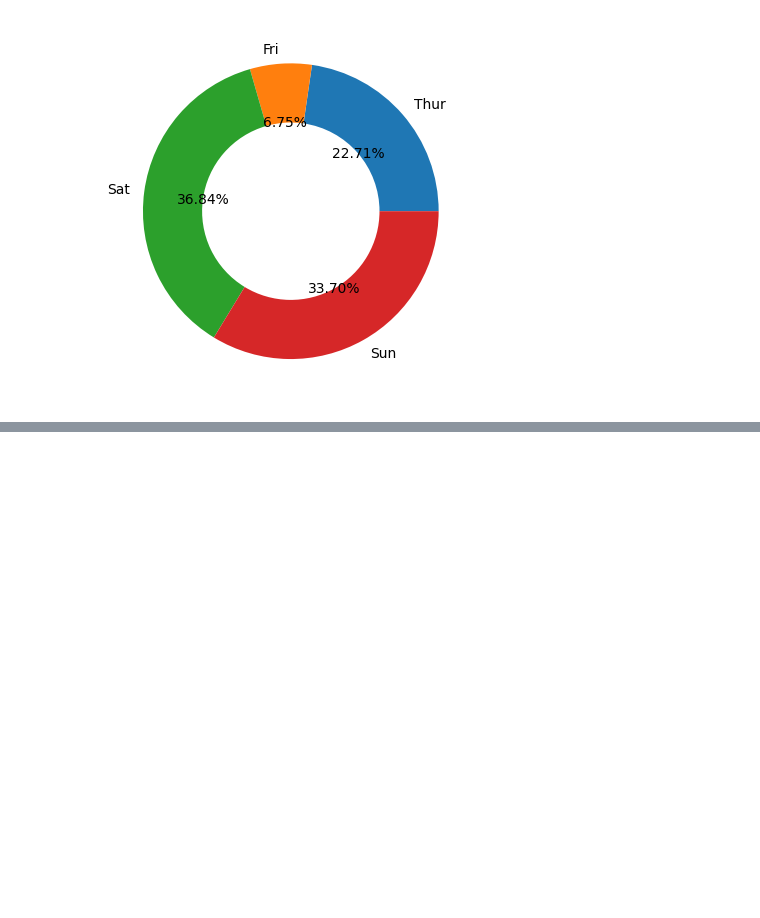
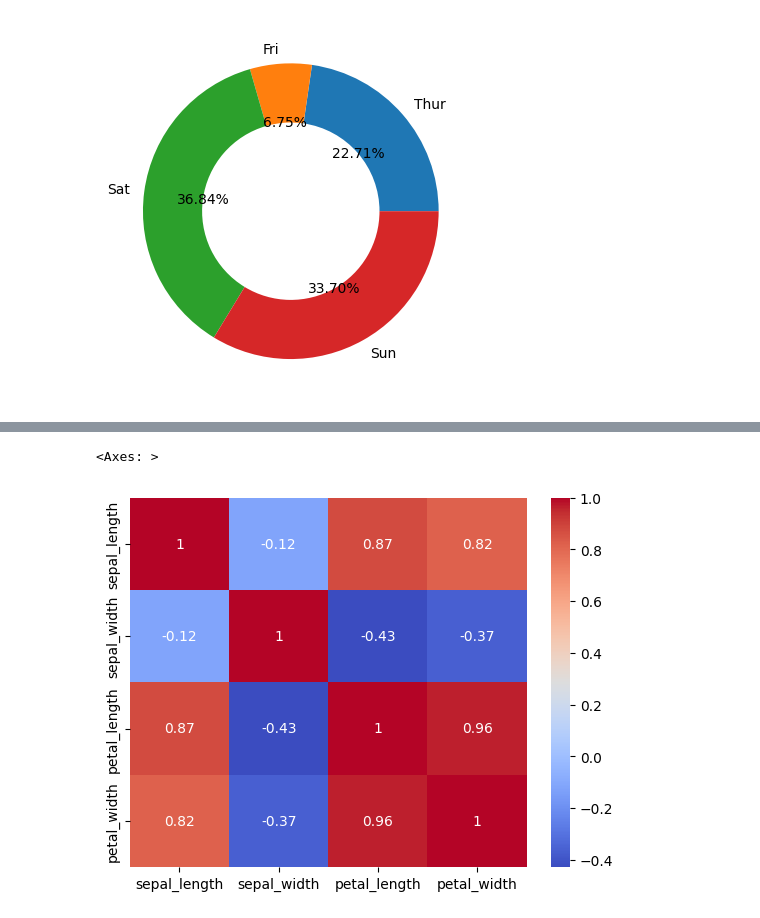
Before and after one commit to GoP4LJi/Data_visualisation, a Jupyter notebook: notebook/Matplotlib.ipynb, the cells around one changed output, grey strips where cells are left out. Drawn from its saved outputs; the diff is of its cells as text; code cells hidden in the pictures; blank space fills up the shorter version.

```diff
--- a/notebook/Matplotlib.ipynb
+++ b/notebook/Matplotlib.ipynb
@@ -354,0 +360,3 @@ plt.show()
+# %%
+iris = sns.load_dataset('iris')
+iris
@@ -354,0 +400,5 @@ plt.show()
+# %%
+sns.heatmap(iris.corr(numeric_only=True), annot=True, cmap='coolwarm')
+# %% [output]
+<Axes: >
+[figure, added]
```
Also changed, not shown: parts of 15 cells of this notebook, 1 other file.
